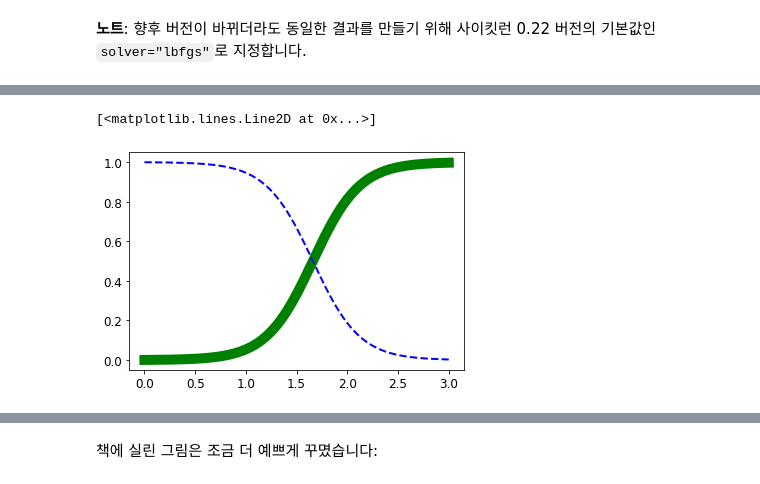
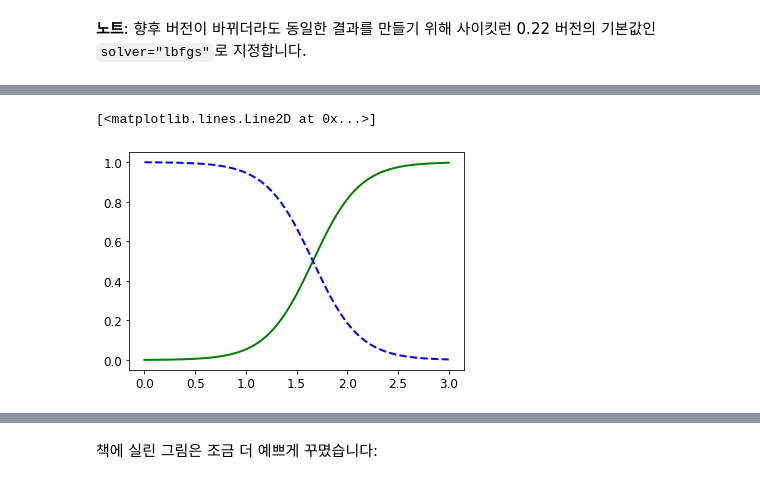
Before and after one commit to K-107/handson-ml2, a Jupyter notebook: 04_training_linear_models.ipynb, the cells around one changed output, grey strips where cells are left out. Cells and saved outputs as stored; diff of their text form; code cells hidden in the pictures.

```diff
--- a/04_training_linear_models.ipynb
+++ b/04_training_linear_models.ipynb
@@ -905,12 +793,9 @@ LogisticRegression(C=1.0, class_weight=None, dual=False, fit_intercept=True,
 # %%
 X_new = np.linspace(0, 3, 1000).reshape(-1, 1)
-# np.linspace(start, stop, num) : 1차원 배열의 시작값, 끝값,
-# 시작과 끝 사이를 몇 개의 일정한 간격으로 요소를 만들 것인지
 y_proba = log_reg.predict_proba(X_new)
 
-plt.plot(X_new, y_proba[:, 1], "g-", linewidth=10, label="Iris virginica")
+plt.plot(X_new, y_proba[:, 1], "g-", linewidth=2, label="Iris virginica")
 plt.plot(X_new, y_proba[:, 0], "b--", linewidth=2, label="Not Iris virginica")
-# predict_proba는 클래스가 0인 것이 0번째 컬럼, 1이 1번째 컬럼이다.
 # %% [output]
 [<matplotlib.lines.Line2D at 0x...>]
-[figure, old version]
+[figure, new version]
```
Also changed, not shown: parts of 56 cells of this notebook.
